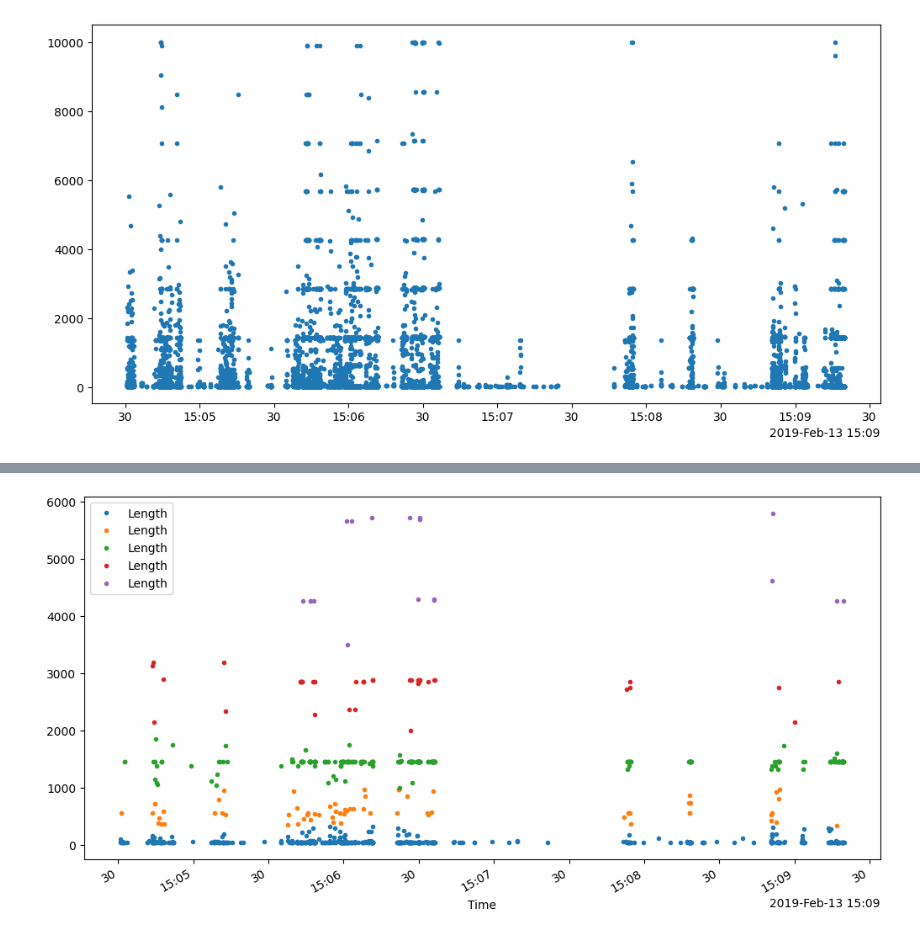
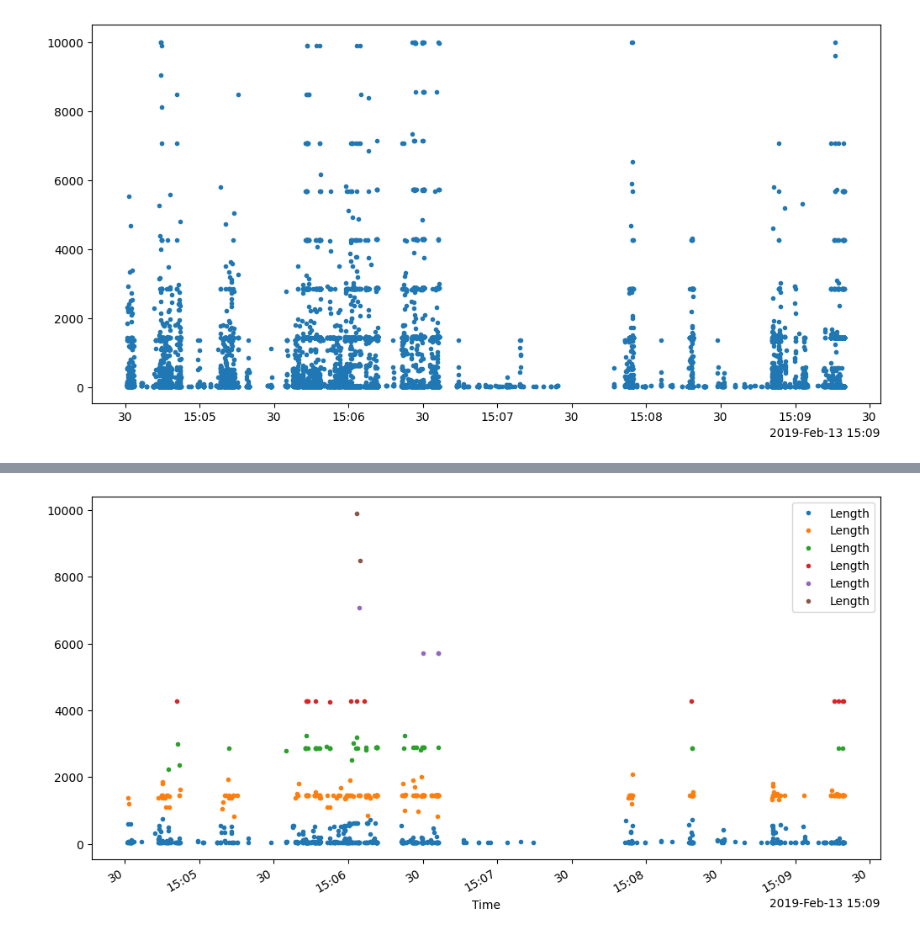
Before and after one commit to Vaggelis-Malandrakis/streaming_sampling, a Jupyter notebook: sampling_notebooks/Jenks natural breaks optimization.ipynb, the cells around one changed output, grey strips where cells are left out. Saved outputs shown, nothing was run; the diff lists cells and outputs as text; code cells hidden in the pictures.

```diff
--- a/sampling_notebooks/Jenks natural breaks optimization.ipynb
+++ b/sampling_notebooks/Jenks natural breaks optimization.ipynb
@@ -84,6 +91,7 @@ plt.show()
 # %%
+# prepare the dataset for sampling
 event_list = []
-for index, row in test_df.iterrows():
+for index, row in sliced_df.iterrows():
     event_list.append(str(index) + ',' + str(row['Time']) + ',' + str(row['Length']))
 # %%
 def concise_sampling(event):
@@ -134,8 +142,9 @@ def concise_sampling(event):
                             S_help[s].pop(0)
                             S_help_real_index[s].pop(0)
                         else:
-                            S_help[s].pop(np.random.randint(0,len(S_help[s])-1))
-                            S_help_real_index[s].pop(np.random.randint(0,len(S_help_real_index[s])-1))
+                            rnd_metric = np.random.randint(0,len(S_help[s])-1)
+                            S_help[s].pop(rnd_metric)
+                            S_help_real_index[s].pop(rnd_metric)
 
             T = T_prime
 
@@ -188,0 +183,7 @@ final_df
+# %%
+# create a dataframe of the sliced dataset
+sampled_df = pd.DataFrame({'Time':idx_list, 'Length':res_list}, index=real_idx_list)
+# %%
+sampled_with_sliced_df = sampled_df.merge(sliced_df, how = 'left', left_index=True, right_index=True)
+sampled_with_sliced_df = sampled_with_sliced_df[['Time_x','Length_x', 'Bucket']]
+sampled_with_sliced_df.columns = ['Time', 'Length', 'C_cluster']
@@ -189,12 +199,12 @@ final_df
 # %%
 fig, axs = plt.subplots(1, 1, constrained_layout=True, figsize=(10, 5))
 locator = mdates.AutoDateLocator(minticks=10, maxticks=20)
 formatter = mdates.ConciseDateFormatter(locator)
 axs.xaxis.set_major_locator(locator)
 axs.xaxis.set_major_formatter(formatter)
 
-final_df.reset_index().groupby('Bucket').plot(x='Time', y='Length', ax=axs, alpha = 1, linestyle = '-', linewidth = 0, marker = 'o', markersize = 3)
+sampled_with_sliced_df.reset_index().groupby('C_cluster').plot(x='Time', y='Length', ax=axs, alpha = 1, linestyle = '-', linewidth = 0, marker = 'o', markersize = 3)
 
 plt.show()
 # %% [output]
-[figure, old version]
+[figure, new version]
```
Also changed, not shown: parts of 58 cells of this notebook.
